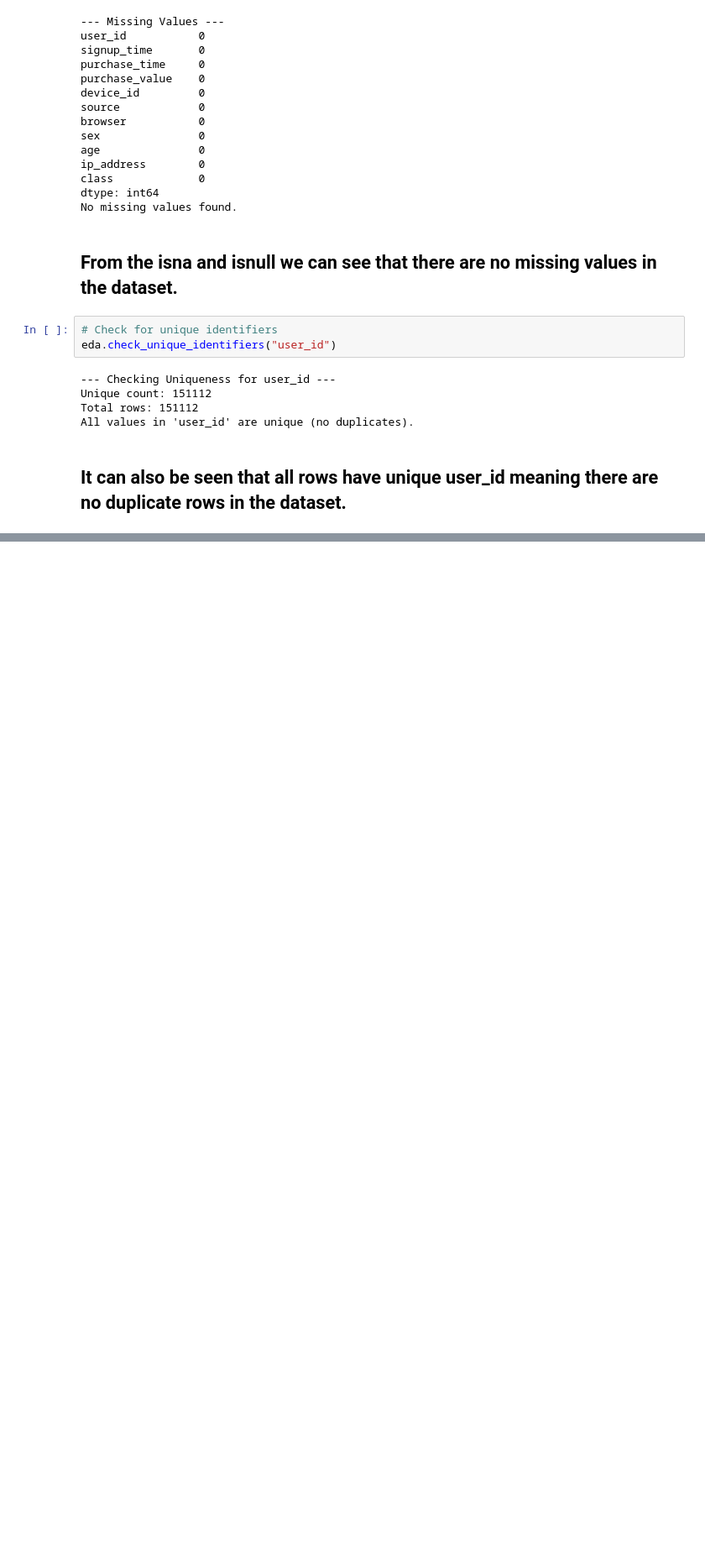
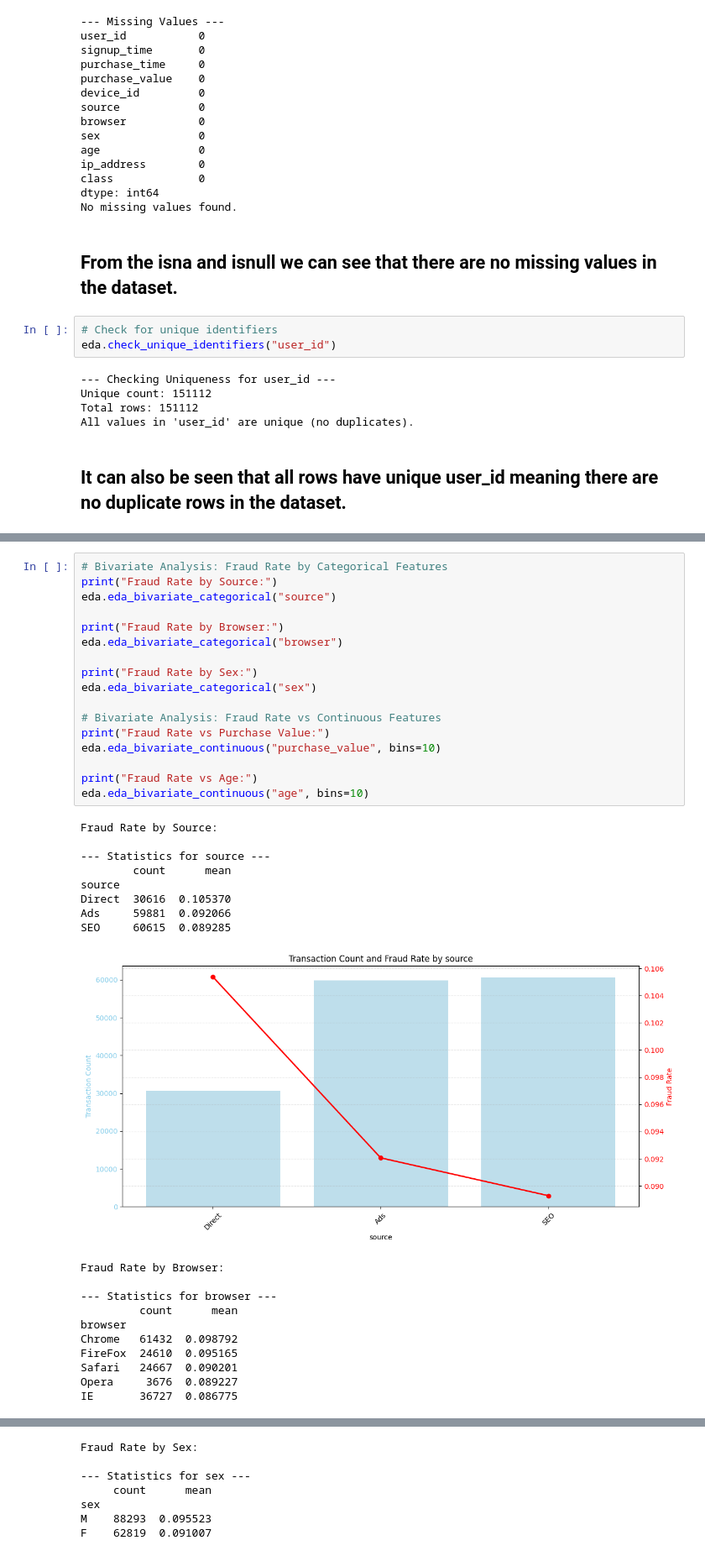
Before and after one commit to MYGBM/Improved-detection-of-fraud-cases-for-e-commerce-and-bank-transactions, a Jupyter notebook: notebooks/eda-fraud-data.ipynb, the cells around one changed output, grey strips where cells are left out. Shown at 84% size. Cells and saved outputs as stored; diff of their text form; blank space fills up the shorter version.

Commit message:
univarite and bivariate analysis implemented

```diff
--- a/notebooks/eda-fraud-data.ipynb
+++ b/notebooks/eda-fraud-data.ipynb
@@ -121,0 +166,37 @@ All values in 'user_id' are unique (no duplicates).
+# %%
+# Bivariate Analysis: Fraud Rate by Categorical Features
+print("Fraud Rate by Source:")
+eda.eda_bivariate_categorical("source")
+
+print("Fraud Rate by Browser:")
+eda.eda_bivariate_categorical("browser")
+
+print("Fraud Rate by Sex:")
+eda.eda_bivariate_categorical("sex")
+
+# Bivariate Analysis: Fraud Rate vs Continuous Features
+print("Fraud Rate vs Purchase Value:")
+eda.eda_bivariate_continuous("purchase_value", bins=10)
+
+print("Fraud Rate vs Age:")
+eda.eda_bivariate_continuous("age", bins=10)
+# %% [output]
+Fraud Rate by Source:
+
+--- Statistics for source ---
+        count      mean
+source
+Direct  30616  0.105370
+Ads     59881  0.092066
+SEO     60615  0.089285
+[figure, added]
+Fraud Rate by Browser:
+
+--- Statistics for browser ---
+         count      mean
+browser
+Chrome   61432  0.098792
+FireFox  24610  0.095165
+Safari   24667  0.090201
+Opera     3676  0.089227
+IE       36727  0.086775
@@ -121,0 +204,7 @@ All values in 'user_id' are unique (no duplicates).
+Fraud Rate by Sex:
+
+--- Statistics for sex ---
+     count      mean
+sex
+M    88293  0.095523
+F    62819  0.091007
```
Also changed, not shown: parts of 9 cells of this notebook, 1 other file.
